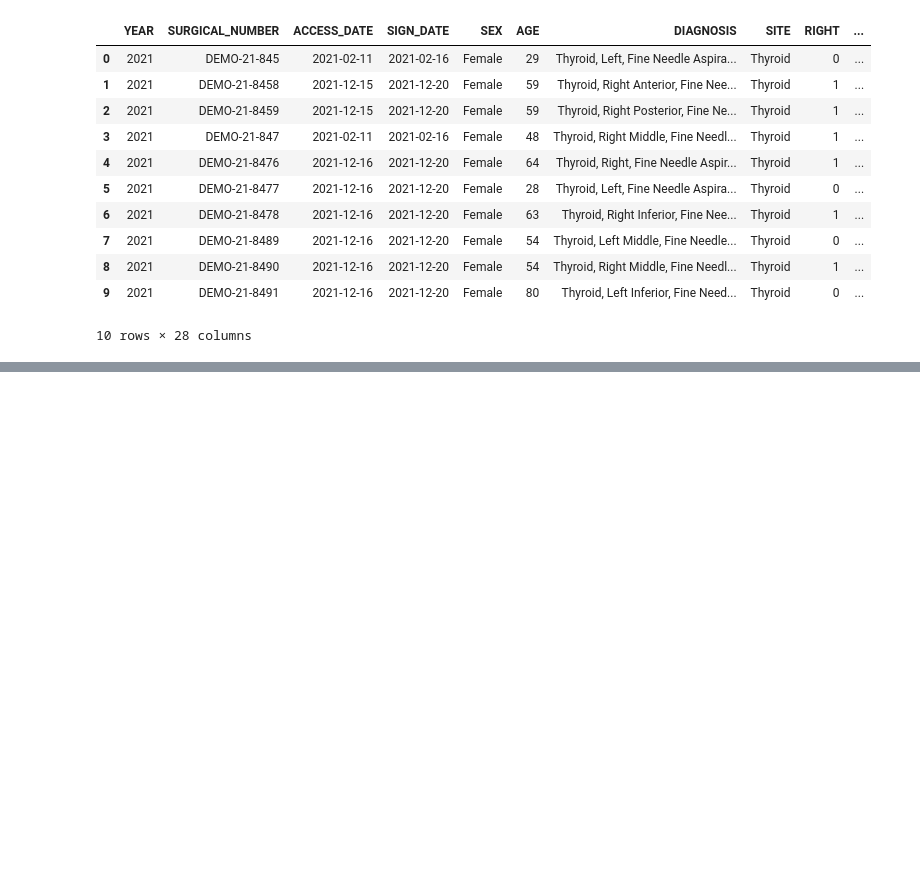
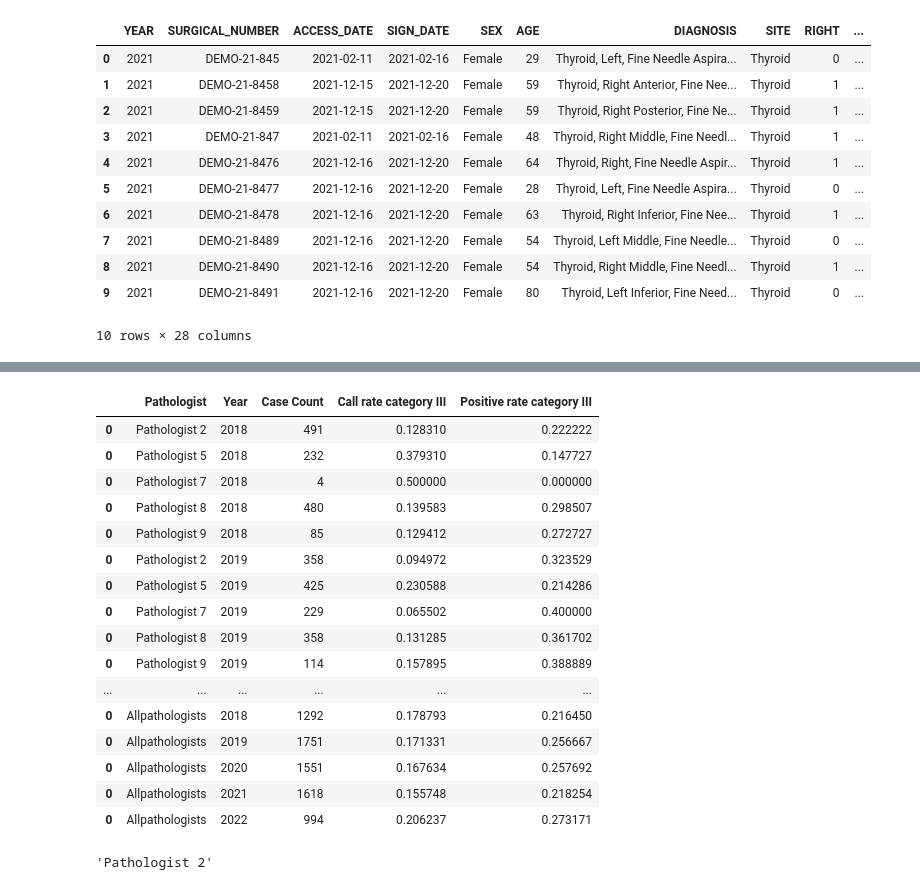
Before and after one commit to mathmax-team/USCAP_Thyroid, a Jupyter notebook: data_generator.ipynb, the cells around one changed output, grey strips where cells are left out. Saved outputs shown, nothing was run; the diff lists cells and outputs as text; code cells hidden in the pictures; blank space fills up the shorter version.

```diff
--- a/data_generator.ipynb
+++ b/data_generator.ipynb
@@ -337,0 +361,61 @@ df.head(10)
+# %%
+def make_gap_minder_data(dataframe):
+    gap_minder_data=pd.DataFrame()
+    for year in years:
+        for pathologist in pathologists:
+            new_row=dict()
+            size=dataframe[(dataframe["CYTOPATHOLOGIST"]==pathologist)&(dataframe["YEAR"]==year)].shape[0]
+
+            calls_CatIII=dataframe[(dataframe["CYTOPATHOLOGIST"]==pathologist)&(dataframe["YEAR"]
+            ==year)&(dataframe["Bethesda Cathegory"]==3)].shape[0]
+            if calls_CatIII>0:
+                call_rate_CatIII=calls_CatIII/size
+
+                positive_rate_CatIII=dataframe[(dataframe["CYTOPATHOLOGIST"]==pathologist)&(dataframe["YEAR"]
+                ==year)&(dataframe["Bethesda Cathegory"]==3)&(dataframe["RESULT"]=="POSITIVE")].shape[0]/calls_CatIII
+                new_row["Pathologist"]=[pathologist]
+                new_row["Year"]=[year]
+                new_row["Case Count"]=[size]
+                new_row["Call rate category III"]=[call_rate_CatIII]
+                new_row["Positive rate category III"]=[positive_rate_CatIII]
+                new_row=pd.DataFrame.from_dict(new_row)
+                gap_minder_data=pd.concat([gap_minder_data,new_row])
+    for year in years:
+        new_row=dict()
+        size=dataframe[(dataframe["YEAR"]==year)].shape[0]
+
+        calls_CatIII=dataframe[(dataframe["YEAR"]
+        ==year)&(dataframe["Bethesda Cathegory"]==3)].shape[0]
+        if calls_CatIII>0:
+            call_rate_CatIII=calls_CatIII/size
+
+            positive_rate_CatIII=dataframe[(dataframe["YEAR"]
+            ==year)&(dataframe["Bethesda Cathegory"]==3)&(dataframe["RESULT"]=="POSITIVE")].shape[0]/calls_CatIII
+            new_row["Pathologist"]=["All pathologists"]
+            new_row["Year"]=[year]
+            new_row["Case Count"]=[size]
+            new_row["Call rate category III"]=[call_rate_CatIII]
+            new_row["Positive rate category III"]=[positive_rate_CatIII]
+            new_row=pd.DataFrame.from_dict(new_row)
+            gap_minder_data=pd.concat([gap_minder_data,new_row])
+    return gap_minder_data
+# %%
+make_gap_minder_data(df)
+# %% [output]
+|  | Pathologist | Year | Case Count | Call rate category III | Positive rate category III |
+| 0 | Pathologist 2 | 2018 | 491 | 0.128310 | 0.222222 |
+| 0 | Pathologist 5 | 2018 | 232 | 0.379310 | 0.147727 |
+| 0 | Pathologist 7 | 2018 | 4 | 0.500000 | 0.000000 |
+| 0 | Pathologist 8 | 2018 | 480 | 0.139583 | 0.298507 |
+| 0 | Pathologist 9 | 2018 | 85 | 0.129412 | 0.272727 |
+| 0 | Pathologist 2 | 2019 | 358 | 0.094972 | 0.323529 |
+| 0 | Pathologist 5 | 2019 | 425 | 0.230588 | 0.214286 |
+| 0 | Pathologist 7 | 2019 | 229 | 0.065502 | 0.400000 |
+| 0 | Pathologist 8 | 2019 | 358 | 0.131285 | 0.361702 |
+| 0 | Pathologist 9 | 2019 | 114 | 0.157895 | 0.388889 |
+| ... | ... | ... | ... | ... | ... |
+| 0 | Allpathologists | 2018 | 1292 | 0.178793 | 0.216450 |
+| 0 | Allpathologists | 2019 | 1751 | 0.171331 | 0.256667 |
+| 0 | Allpathologists | 2020 | 1551 | 0.167634 | 0.257692 |
+| 0 | Allpathologists | 2021 | 1618 | 0.155748 | 0.218254 |
+| 0 | Allpathologists | 2022 | 994 | 0.206237 | 0.273171 |
@@ -337,0 +434,4 @@ df.head(10)
+# %%
+a
+# %% [output]
+'Pathologist 2'
```
Also changed, not shown: parts of 16 cells of this notebook, 8 other files.
